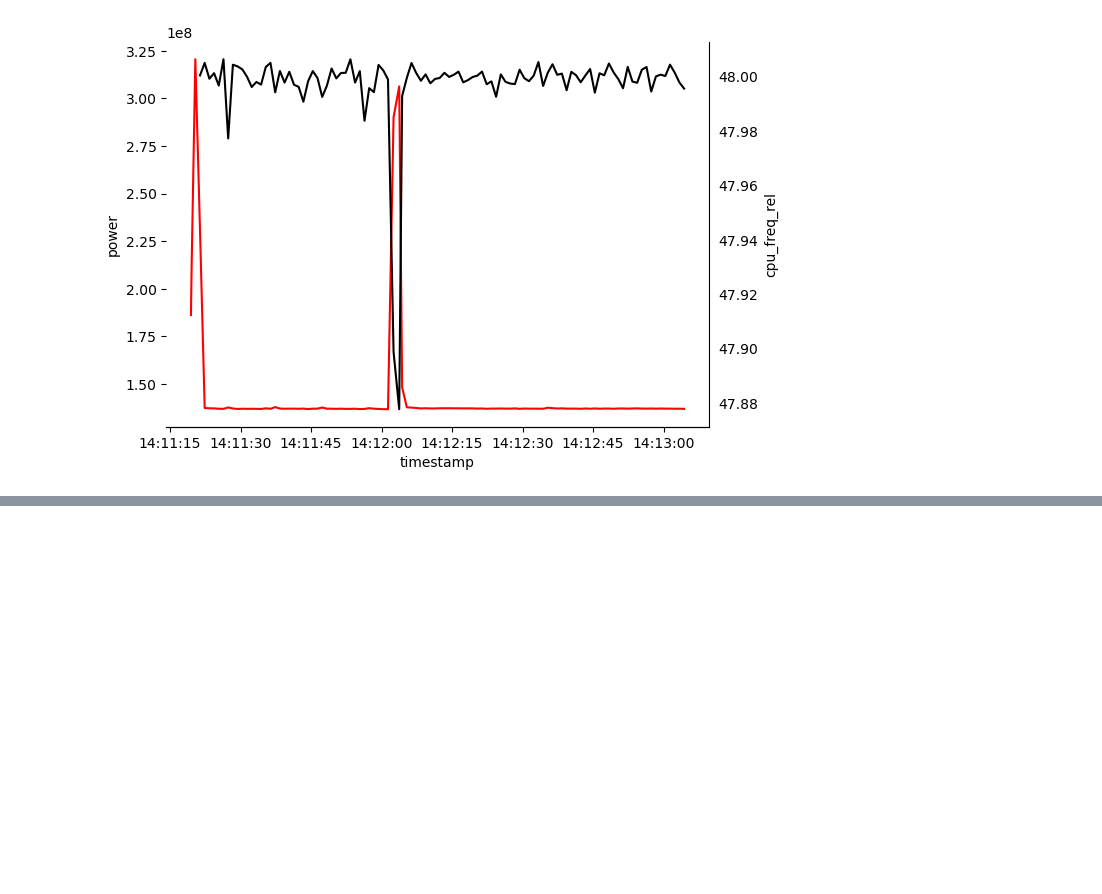
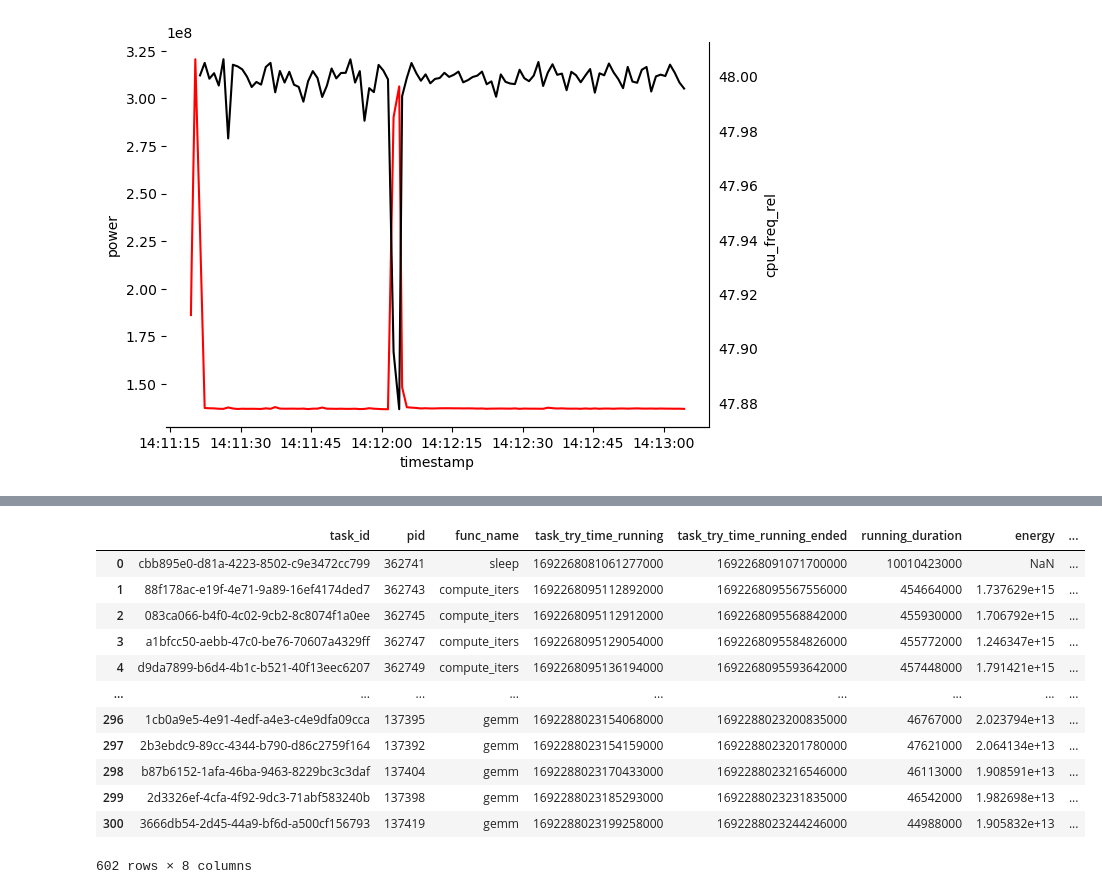
Before and after one commit to AK2000/caws, a Jupyter notebook: notebooks/Energy Analysis.ipynb, the cells around one changed output, grey strips where cells are left out. Cells and saved outputs as stored; diff of their text form; code cells hidden in the pictures; blank space fills up the shorter version.

```diff
--- a/notebooks/Energy Analysis.ipynb
+++ b/notebooks/Energy Analysis.ipynb
@@ -390,0 +430,16 @@ Text(0.5, 1.0, 'Energy Comparison Between Machines')
+# %%
+energy_log
+# %% [output]
+|  | task_id | pid | func_name | task_try_time_running | task_try_time_running_ended | running_duration | energy | ... |
+| 0 | cbb895e0-d81a-4223-8502-c9e3472cc799 | 362741 | sleep | 1692268081061277000 | 1692268091071700000 | 10010423000 | NaN | ... |
+| 1 | 88f178ac-e19f-4e71-9a89-16ef4174ded7 | 362743 | compute_iters | 1692268095112892000 | 1692268095567556000 | 454664000 | 1.737629e+15 | ... |
+| 2 | 083ca066-b4f0-4c02-9cb2-8c8074f1a0ee | 362745 | compute_iters | 1692268095112912000 | 1692268095568842000 | 455930000 | 1.706792e+15 | ... |
+| 3 | a1bfcc50-aebb-47c0-be76-70607a4329ff | 362747 | compute_iters | 1692268095129054000 | 1692268095584826000 | 455772000 | 1.246347e+15 | ... |
+| 4 | d9da7899-b6d4-4b1c-b521-40f13eec6207 | 362749 | compute_iters | 1692268095136194000 | 1692268095593642000 | 457448000 | 1.791421e+15 | ... |
+| ... | ... | ... | ... | ... | ... | ... | ... | ... |
+| 296 | 1cb0a9e5-4e91-4edf-a4e3-c4e9dfa09cca | 137395 | gemm | 1692288023154068000 | 1692288023200835000 | 46767000 | 2.023794e+13 | ... |
+| 297 | 2b3ebdc9-89cc-4344-b790-d86c2759f164 | 137392 | gemm | 1692288023154159000 | 1692288023201780000 | 47621000 | 2.064134e+13 | ... |
+| 298 | b87b6152-1afa-46ba-9463-8229bc3c3daf | 137404 | gemm | 1692288023170433000 | 1692288023216546000 | 46113000 | 1.908591e+13 | ... |
+| 299 | 2d3326ef-4cfa-4f92-9dc3-71abf583240b | 137398 | gemm | 1692288023185293000 | 1692288023231835000 | 46542000 | 1.982698e+13 | ... |
+| 300 | 3666db54-2d45-44a9-bf6d-a500cf156793 | 137419 | gemm | 1692288023199258000 | 1692288023244246000 | 44988000 | 1.905832e+13 | ... |
+602 rows × 8 columns
```
Also changed, not shown: parts of 22 cells of this notebook, 7 other files.
